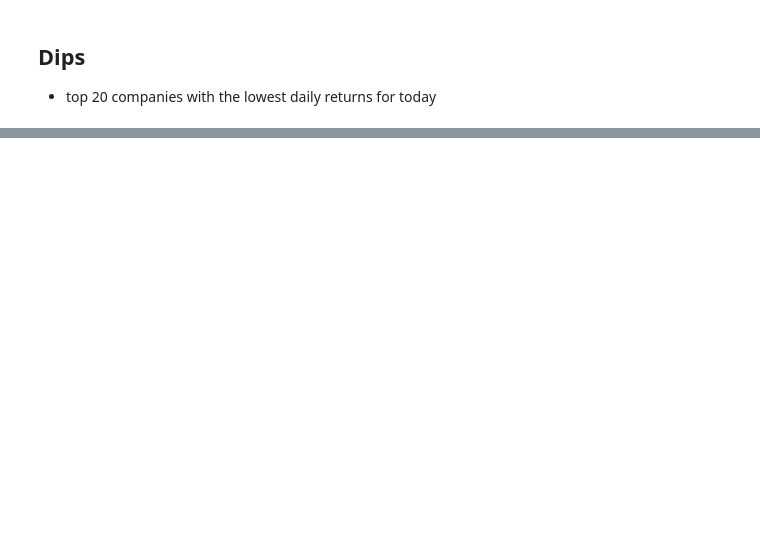
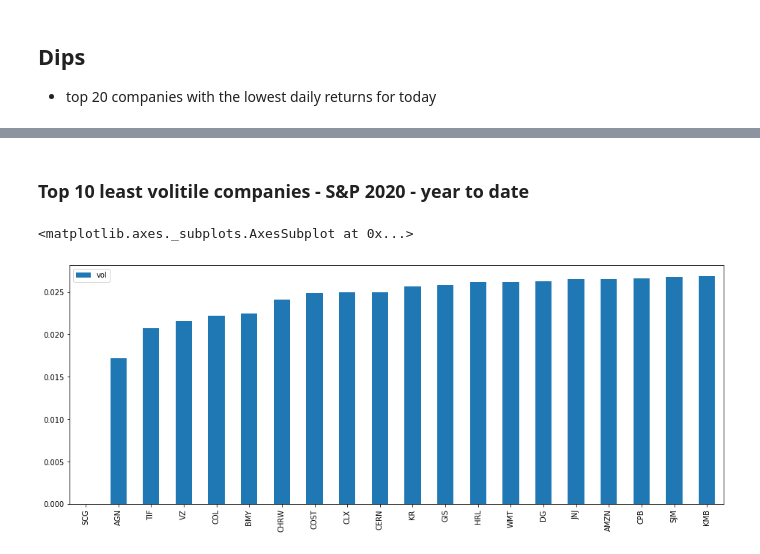
Before and after one commit to Berkat0789/Portfolio, a Jupyter notebook: Finance/S&P Daily Analysis - Returns/S&P and Nasdaq Daily returns analysis.ipynb, the cells around one changed output, grey strips where cells are left out. Saved outputs shown, nothing was run; the diff lists cells and outputs as text; code cells hidden in the pictures; blank space fills up the shorter version.

```diff
--- a/Finance/S&P Daily Analysis - Returns/S&P and Nasdaq Daily returns analysis.ipynb
+++ b/Finance/S&P Daily Analysis - Returns/S&P and Nasdaq Daily returns analysis.ipynb
@@ -222,0 +240,7 @@ Name: 2020-06-03 00:00:00, dtype: float64
+# %% [markdown]
+### Top 10 least volitile companies - S&P 2020 - year to date
+# %%
+s_andp_volitility.sort_values("vol", ascending = True).head(20).plot(kind = "bar", figsize = (16,6))
+# %% [output]
+<matplotlib.axes._subplots.AxesSubplot at 0x...>
+[figure, added]
```
Also changed, not shown: parts of 18 cells of this notebook, 4 other files.
